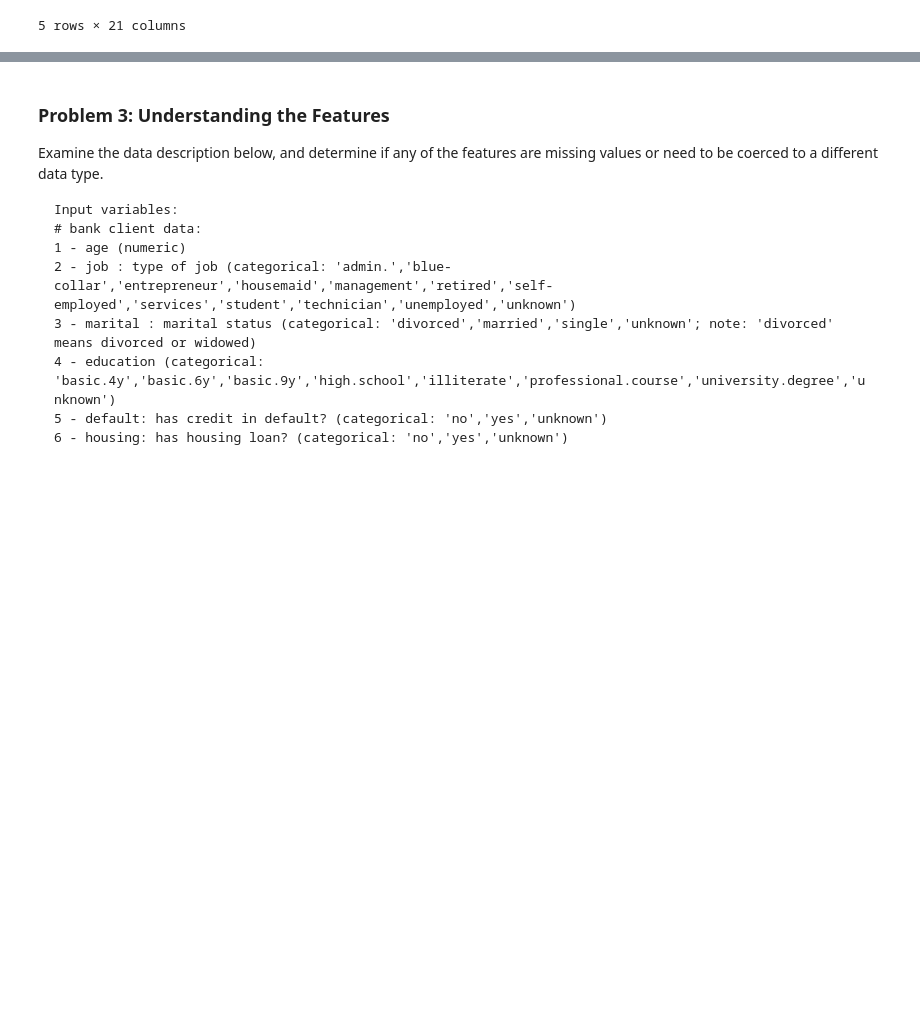
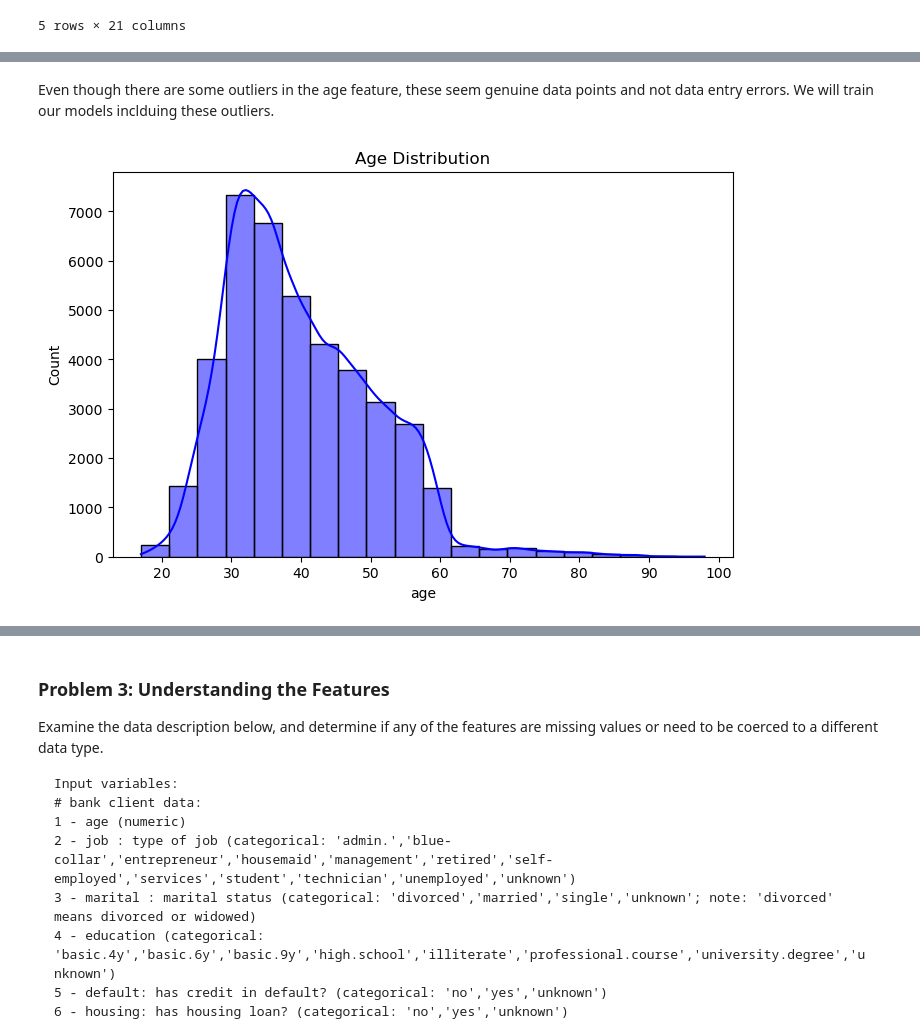
Before and after one commit to eparedes/bank_data_analysis, a Jupyter notebook: banks.ipynb, the cells around one changed output, grey strips where cells are left out. Cells and saved outputs as stored; diff of their text form; code cells hidden in the pictures; blank space fills up the shorter version.

```diff
--- a/banks.ipynb
+++ b/banks.ipynb
@@ -47,0 +96,10 @@ df.head()
+# %% [markdown]
+Even though there are some outliers in the age feature, these seem genuine data points and not data entry errors. We will train our models inclduing these outliers.
+# %%
+# Distribution of age
+plt.figure(figsize=(8, 5))
+sns.histplot(df['age'], kde=True, bins=20, color='blue')
+plt.title("Age Distribution")
+plt.show()
+# %% [output]
+[figure, added]
```
Also changed, not shown: parts of 46 cells of this notebook.
